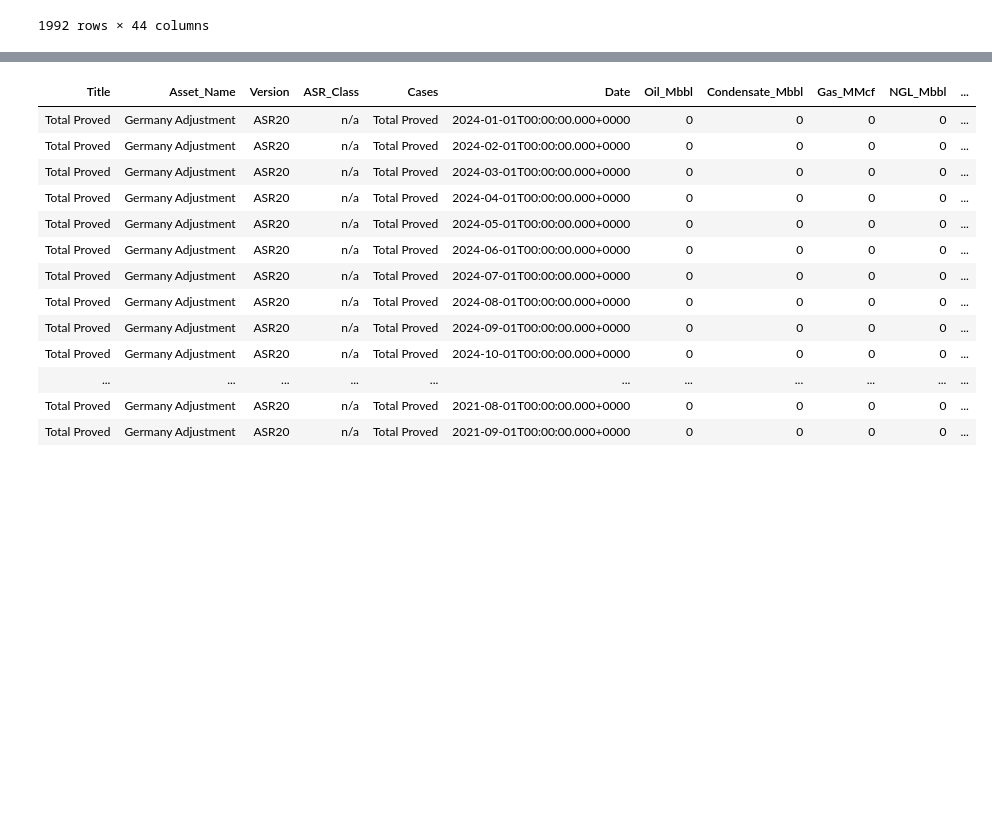
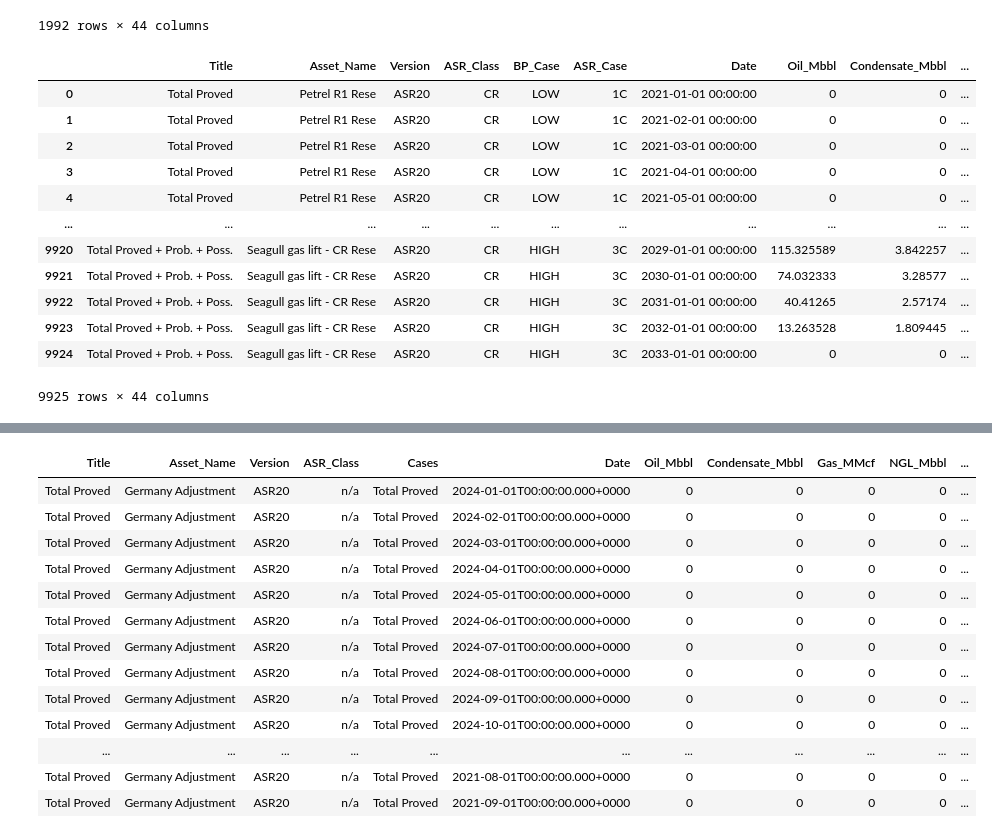
Before and after one commit to dheerajponnoju/python3, a Jupyter notebook: nbcls.ipynb, the cells around one changed output, grey strips where cells are left out. Drawn from its saved outputs; the diff is of its cells as text; code cells hidden in the pictures; blank space fills up the shorter version.

```diff
--- a/nbcls.ipynb
+++ b/nbcls.ipynb
@@ -319,16 +319,6 @@ def data_extract(file_name):
       df.dropna(how='all',inplace=True)
       df_ri = df[df['Date'].isnull()].index
       df.drop(df_ri,inplace=True)
-      title = data[asset_line-1][0].strip()
-      titles = [title]*len(df)
-      asset = data[asset_line][0].strip()
-      asset = asset[:len(asset)-17].strip("\n||\t")
-      assets = [asset]*len(df)
-      version = [file_name.split(".")[0].strip()]*len(df)
-      df.insert(0,'Title',title)
-      df.insert(1,'Asset_Name',assets)
-      df.insert(2,'Version',version)
-      # df.head()
       tasr_cls_name = file_name.split(".")[1]
       asr_cls_name = ""
       if tasr_cls_name == 'Data Cost Units':
@@ -339,6 +329,19 @@ def data_extract(file_name):
         asr_cls_name = 'CR'
       else:
         print('ASR Class not known.')
+      title = data[asset_line-1][0].strip()
+      titles = [title]*len(df)
+      asset = data[asset_line][0].strip()
+      if asr_cls_name=='n/a':
+        asset = asset[:len(asset)-17].strip("\n||\t")
+      else:
+        asset = asset.strip("\n||\t")
+      assets = [asset]*len(df)
+      version = [file_name.split(".")[0].strip()]*len(df)
+      df.insert(0,'Title',title)
+      df.insert(1,'Asset_Name',assets)
+      df.insert(2,'Version',version)
+      # df.head()
 
       asr_cls = [asr_cls_name]*len(df)
       cse = ""
@@ -350,9 +353,9 @@ def data_extract(file_name):
         cse = 'BASE'
       elif asr_cls_name=='RES' and title=='Proved + Prob. Undeveloped':
         cse = 'BASE'
-      elif asr_cls_name=='RES' and title=='Proved + Prob. + Poss. Developed +':
+      elif asr_cls_name=='RES' and title=='Proved + Prob. + Poss. Developed':
         cse = 'HIGH'
-      elif asr_cls_name=='RES' and title=='Proved + Prob. + Poss. Undeveloped +':
+      elif asr_cls_name=='RES' and title=='Proved + Prob. + Poss. Undeveloped':
         cse = 'HIGH'
       elif asr_cls_name=="CR" and title=='Total Proved':
         cse = 'LOW'
@@ -413,11 +416,11 @@ def data_extract(file_name):
     return pd.concat(ldf,ignore_index=True)
 # %%
 file_name = "ASR20.Data Cost Units.xlsx"
-# file_name1 = "ASR20.Data CR.xlsx"
-# file_name2 = "ASR20.Data RES.xlsx"
+file_name1 = "ASR20.Data CR.xlsx"
+file_name2 = "ASR20.Data RES.xlsx"
 fdf_dcu = data_extract(file_name)
-# fdf_cr = data_extract(file_name1)
-# fdf_res = data_extract(file_name2)
+fdf_cr = data_extract(file_name1)
+fdf_res = data_extract(file_name2)
 # %%
 fdf_dcu
 # %% [output]
@@ -434,3 +437,19 @@ fdf_dcu
 | 1990 | Total Proved + Prob. + Poss. | United Kingdom Adjustment | ASR20 | n/a | HIGH | n/a | 2021-01-01 00:00:00 | 0 | 0 | ... |
 | 1991 | Total Proved + Prob. + Poss. | United Kingdom Adjustment | ASR20 | n/a | HIGH | n/a | 2031-01-01 00:00:00 | 0 | 0 | ... |
 1992 rows × 44 columns
+# %%
+fdf_cr
+# %% [output]
+|  | Title | Asset_Name | Version | ASR_Class | BP_Case | ASR_Case | Date | Oil_Mbbl | Condensate_Mbbl | ... |
+| 0 | Total Proved | Petrel R1 Rese | ASR20 | CR | LOW | 1C | 2021-01-01 00:00:00 | 0 | 0 | ... |
+| 1 | Total Proved | Petrel R1 Rese | ASR20 | CR | LOW | 1C | 2021-02-01 00:00:00 | 0 | 0 | ... |
+| 2 | Total Proved | Petrel R1 Rese | ASR20 | CR | LOW | 1C | 2021-03-01 00:00:00 | 0 | 0 | ... |
+| 3 | Total Proved | Petrel R1 Rese | ASR20 | CR | LOW | 1C | 2021-04-01 00:00:00 | 0 | 0 | ... |
+| 4 | Total Proved | Petrel R1 Rese | ASR20 | CR | LOW | 1C | 2021-05-01 00:00:00 | 0 | 0 | ... |
+| ... | ... | ... | ... | ... | ... | ... | ... | ... | ... | ... |
+| 9920 | Total Proved + Prob. + Poss. | Seagull gas lift - CR Rese | ASR20 | CR | HIGH | 3C | 2029-01-01 00:00:00 | 115.325589 | 3.842257 | ... |
+| 9921 | Total Proved + Prob. + Poss. | Seagull gas lift - CR Rese | ASR20 | CR | HIGH | 3C | 2030-01-01 00:00:00 | 74.032333 | 3.28577 | ... |
+| 9922 | Total Proved + Prob. + Poss. | Seagull gas lift - CR Rese | ASR20 | CR | HIGH | 3C | 2031-01-01 00:00:00 | 40.41265 | 2.57174 | ... |
+| 9923 | Total Proved + Prob. + Poss. | Seagull gas lift - CR Rese | ASR20 | CR | HIGH | 3C | 2032-01-01 00:00:00 | 13.263528 | 1.809445 | ... |
+| 9924 | Total Proved + Prob. + Poss. | Seagull gas lift - CR Rese | ASR20 | CR | HIGH | 3C | 2033-01-01 00:00:00 | 0 | 0 | ... |
+9925 rows × 44 columns
```
Also changed, not shown: parts of 3 cells of this notebook, 5 other files.
